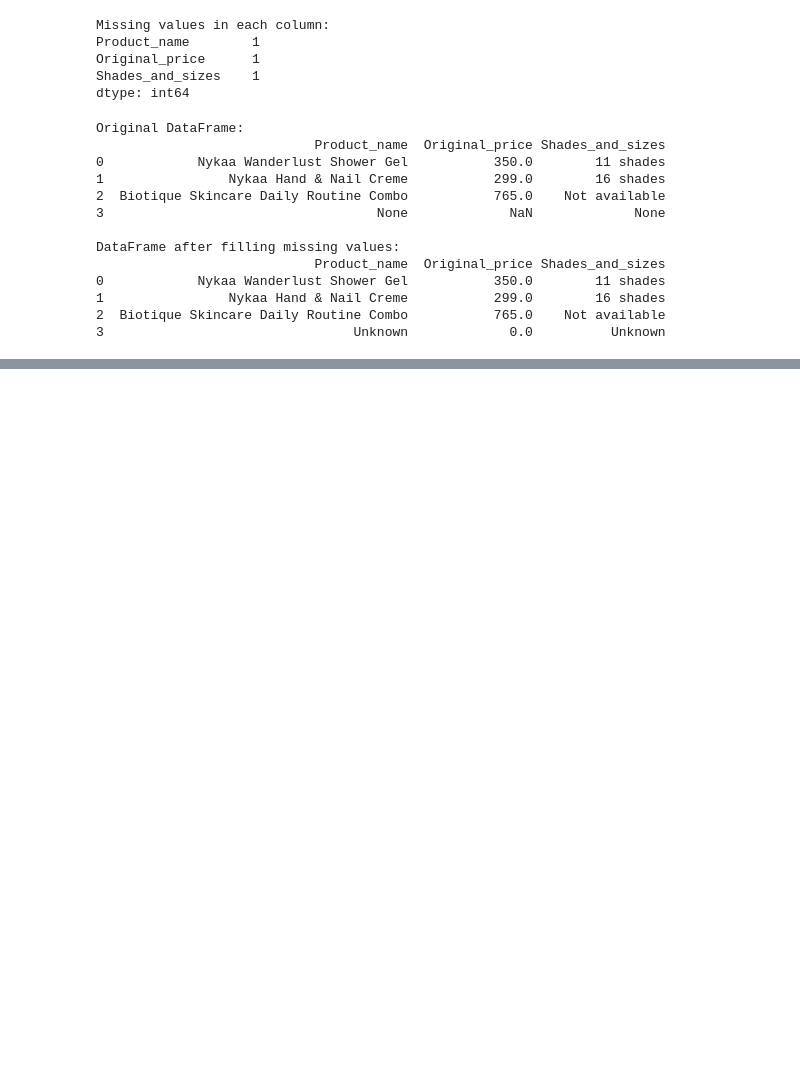
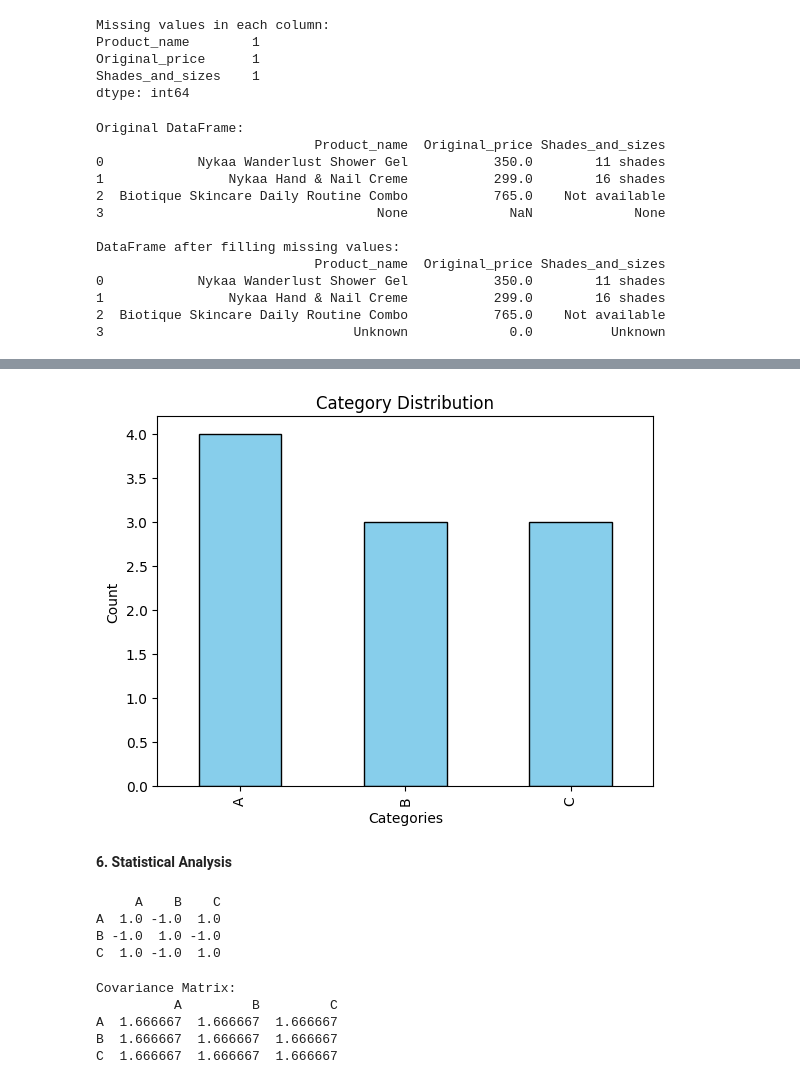
Before and after one commit to SuruthiBT/Github_SNC, a Jupyter notebook: Assignment_Pandas.ipynb, the cells around one changed output, grey strips where cells are left out. Cells and saved outputs as stored; diff of their text form; code cells hidden in the pictures; blank space fills up the shorter version.

```diff
--- a/Assignment_Pandas.ipynb
+++ b/Assignment_Pandas.ipynb
@@ -132,0 +368,64 @@ DataFrame after filling missing values:
+# %%
+#Bar Chart: df['column'].value_counts().plot.bar()
+import pandas as pd
+import matplotlib.pyplot as plt
+
+# Sample DataFrame
+data = {'Category': ['A', 'B', 'A', 'C', 'B', 'A', 'C', 'C', 'B', 'A']}
+df = pd.DataFrame(data)
+
+# Bar Chart
+df['Category'].value_counts().plot.bar(color='skyblue', edgecolor='black')
+plt.title('Category Distribution')
+plt.xlabel('Categories')
+plt.ylabel('Count')
+plt.show()
+# %% [output]
+[figure, added]
+# %% [markdown]
+**6. Statistical Analysis**
+# %%
+#Correlation Matrix: df.corr()
+import pandas as pd
+
+# Sample DataFrame
+data = {
+    'A': [1, 2, 3, 4, 5],
+    'B': [5, 4, 3, 2, 1],
+    'C': [2, 3, 4, 5, 6]
+}
+
+df = pd.DataFrame(data)
+
+# Compute the correlation matrix
+correlation_matrix = df.corr()
+
+print(correlation_matrix)
+# %% [output]
+     A    B    C
+A  1.0 -1.0  1.0
+B -1.0  1.0 -1.0
+C  1.0 -1.0  1.0
+# %%
+#Covariance Matrix: df.cov()
+import pandas as pd
+
+# Sample DataFrame
+data = {
+    'A': [1, 2, 3, 4],
+    'B': [5, 6, 7, 8],
+    'C': [9, 10, 11, 12]
+}
+df = pd.DataFrame(data)
+
+# Calculate covariance matrix
+cov_matrix = df.cov()
+
+print("Covariance Matrix:")
+print(cov_matrix)
+# %% [output]
+Covariance Matrix:
+          A         B         C
+A  1.666667  1.666667  1.666667
+B  1.666667  1.666667  1.666667
+C  1.666667  1.666667  1.666667
```
Also changed, not shown: parts of 45 cells of this notebook.
